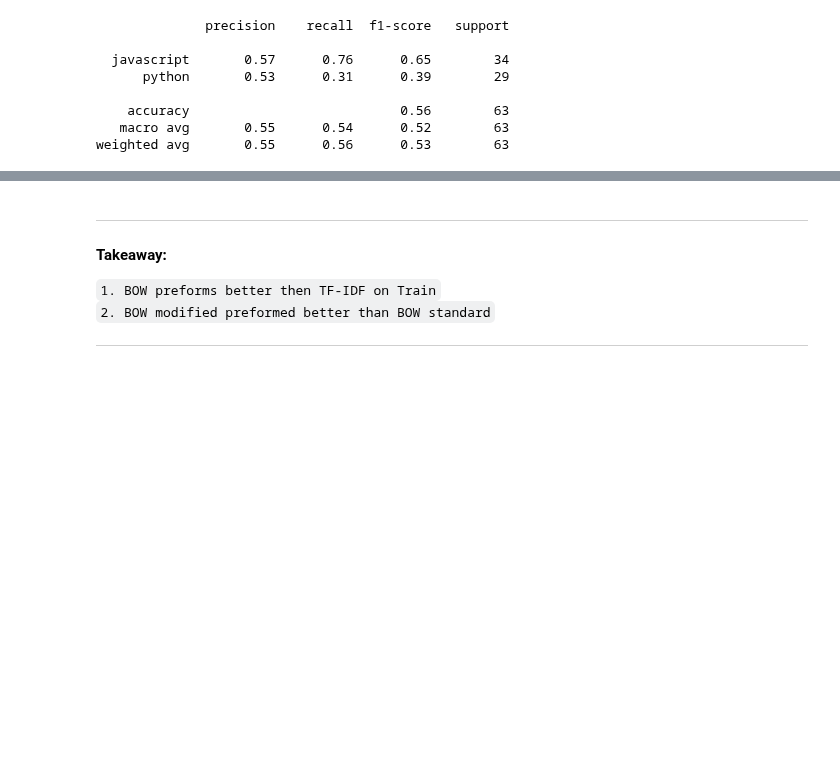
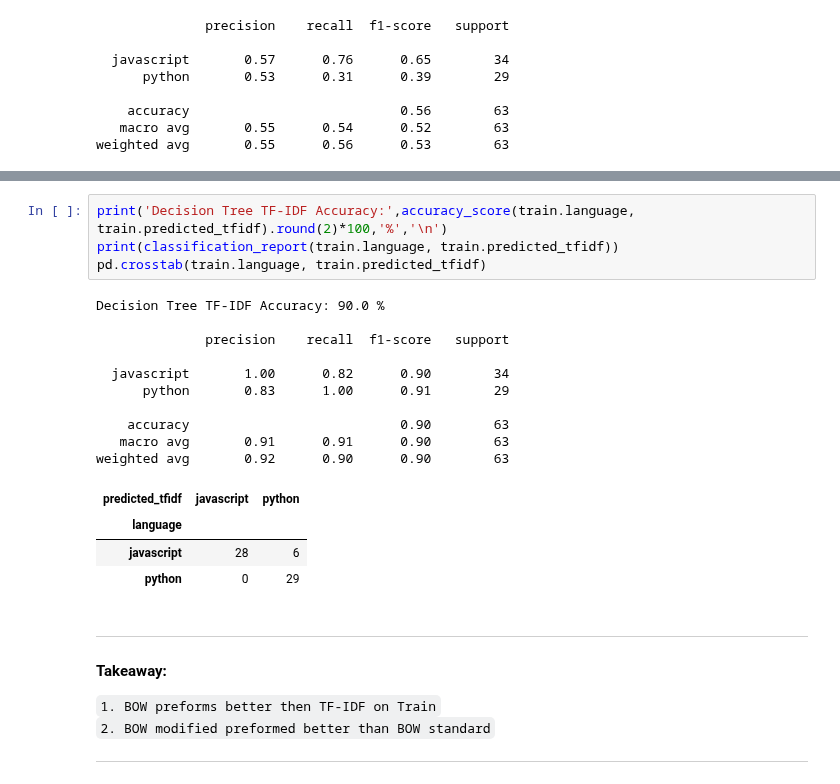
Before and after one commit to AC-Readme/nlp_project, a Jupyter notebook: final_project_notebook.ipynb, the cells around one changed output, grey strips where cells are left out. Cells and saved outputs as stored; diff of their text form; blank space fills up the shorter version.

```diff
--- a/final_project_notebook.ipynb
+++ b/final_project_notebook.ipynb
@@ -767,3 +826,22 @@ weighted avg       0.55      0.56      0.53        63
+# %%
+print('Decision Tree TF-IDF Accuracy:',accuracy_score(train.language, train.predicted_tfidf).round(2)*100,'%','\n')
+print(classification_report(train.language, train.predicted_tfidf))
+pd.crosstab(train.language, train.predicted_tfidf)
+# %% [output]
+Decision Tree TF-IDF Accuracy: 90.0 %
+
+              precision    recall  f1-score   support
+
+  javascript       1.00      0.82      0.90        34
+      python       0.83      1.00      0.91        29
+
+    accuracy                           0.90        63
+   macro avg       0.91      0.91      0.90        63
+weighted avg       0.92      0.90      0.90        63
+| predicted_tfidf | javascript | python |
+| language |  |  |
+| javascript | 28 | 6 |
+| python | 0 | 29 |
 # %% [markdown]
 ***
 #### Takeaway:
```
Also changed, not shown: parts of 25 cells of this notebook.
